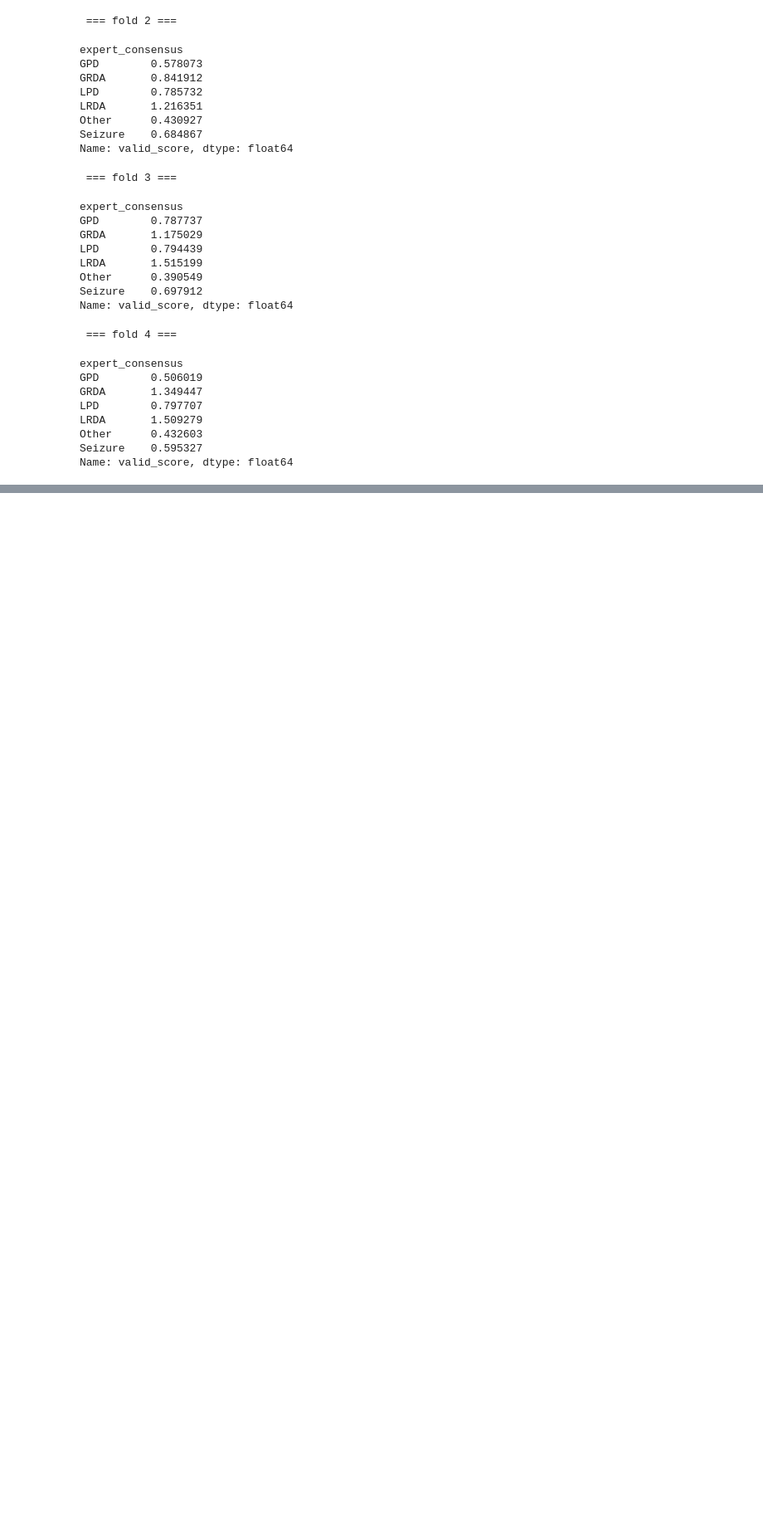
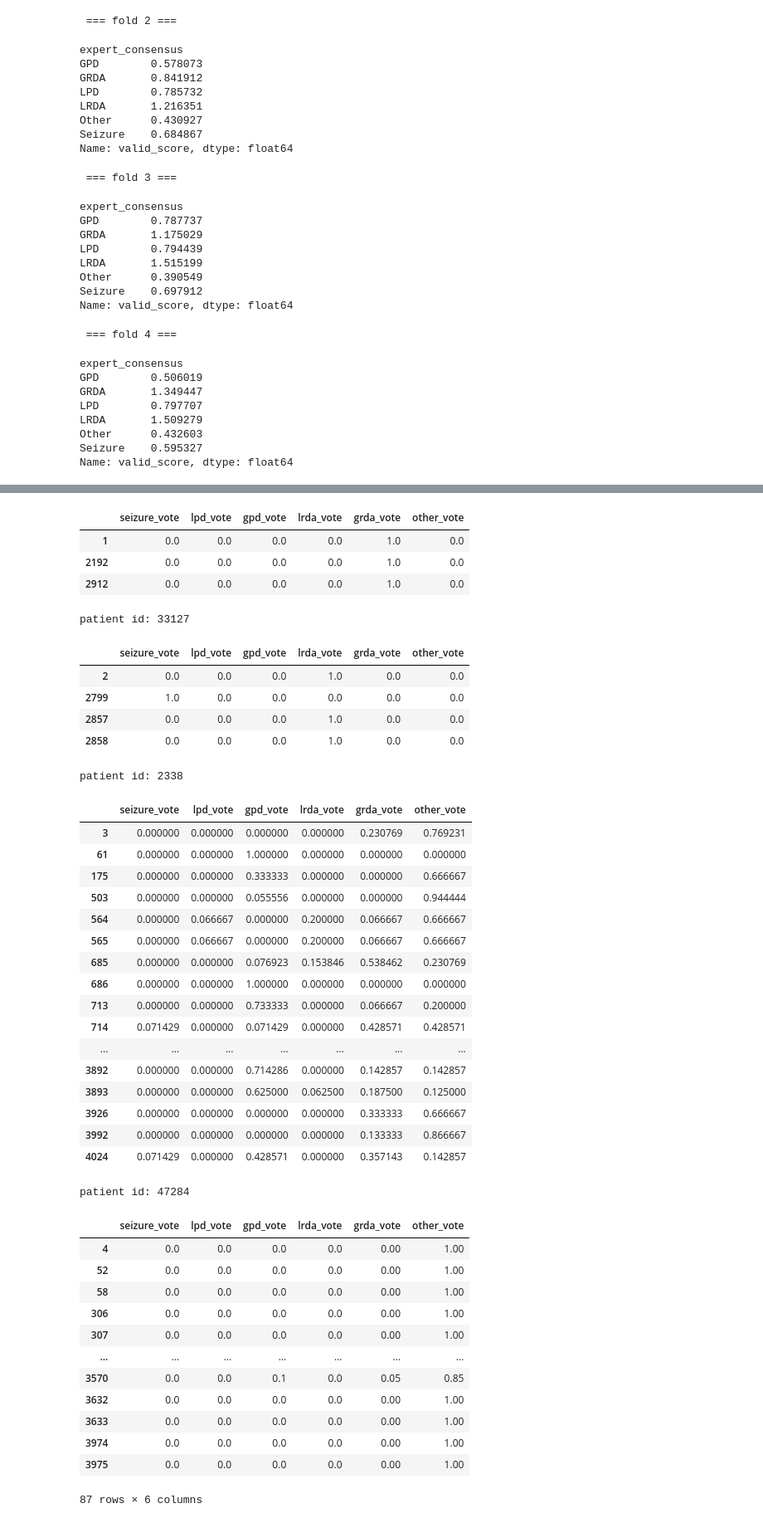
Before and after one commit to stgkrt/kaggle-hms, a Jupyter notebook: notebook/err_check_by_oof.ipynb, the cells around one changed output, grey strips where cells are left out. Shown: that part at 83% size. Drawn from its saved outputs; the diff is of its cells as text; code cells hidden in the pictures; blank space fills up the shorter version.

```diff
--- a/notebook/err_check_by_oof.ipynb
+++ b/notebook/err_check_by_oof.ipynb
@@ -156,0 +166,6 @@ Name: valid_score, dtype: float64
+# %%
+for i, id_ in enumerate(oof_df["patient_id"].unique()):
+    patient_df = oof_df[oof_df["patient_id"] == id_]
+    display(patient_df.groupby("expert_consensus")["valid_score"].mean())
+    if i > 5:
+        break
@@ -156,0 +199,9 @@ Name: valid_score, dtype: float64
+# %%
+vote_cols = ['seizure_vote', 'lpd_vote', 'gpd_vote', 'lrda_vote', 'grda_vote', 'other_vote']
+for i, id_ in enumerate(oof_df["patient_id"].unique()):
+    print("patient id:", id_)
+    patient_df = oof_df[oof_df["patient_id"] == id_]
+    display(patient_df[vote_cols])
+    if i > 5:
+        break
+# %% [output]
@@ -156,0 +215,42 @@ Name: valid_score, dtype: float64
+|  | seizure_vote | lpd_vote | gpd_vote | lrda_vote | grda_vote | other_vote |
+| 1 | 0.0 | 0.0 | 0.0 | 0.0 | 1.0 | 0.0 |
+| 2192 | 0.0 | 0.0 | 0.0 | 0.0 | 1.0 | 0.0 |
+| 2912 | 0.0 | 0.0 | 0.0 | 0.0 | 1.0 | 0.0 |
+patient id: 33127
+|  | seizure_vote | lpd_vote | gpd_vote | lrda_vote | grda_vote | other_vote |
+| 2 | 0.0 | 0.0 | 0.0 | 1.0 | 0.0 | 0.0 |
+| 2799 | 1.0 | 0.0 | 0.0 | 0.0 | 0.0 | 0.0 |
+| 2857 | 0.0 | 0.0 | 0.0 | 1.0 | 0.0 | 0.0 |
+| 2858 | 0.0 | 0.0 | 0.0 | 1.0 | 0.0 | 0.0 |
+patient id: 2338
+|  | seizure_vote | lpd_vote | gpd_vote | lrda_vote | grda_vote | other_vote |
+| 3 | 0.000000 | 0.000000 | 0.000000 | 0.000000 | 0.230769 | 0.769231 |
+| 61 | 0.000000 | 0.000000 | 1.000000 | 0.000000 | 0.000000 | 0.000000 |
+| 175 | 0.000000 | 0.000000 | 0.333333 | 0.000000 | 0.000000 | 0.666667 |
+| 503 | 0.000000 | 0.000000 | 0.055556 | 0.000000 | 0.000000 | 0.944444 |
+| 564 | 0.000000 | 0.066667 | 0.000000 | 0.200000 | 0.066667 | 0.666667 |
+| 565 | 0.000000 | 0.066667 | 0.000000 | 0.200000 | 0.066667 | 0.666667 |
+| 685 | 0.000000 | 0.000000 | 0.076923 | 0.153846 | 0.538462 | 0.230769 |
+| 686 | 0.000000 | 0.000000 | 1.000000 | 0.000000 | 0.000000 | 0.000000 |
+| 713 | 0.000000 | 0.000000 | 0.733333 | 0.000000 | 0.066667 | 0.200000 |
+| 714 | 0.071429 | 0.000000 | 0.071429 | 0.000000 | 0.428571 | 0.428571 |
+| ... | ... | ... | ... | ... | ... | ... |
+| 3892 | 0.000000 | 0.000000 | 0.714286 | 0.000000 | 0.142857 | 0.142857 |
+| 3893 | 0.000000 | 0.000000 | 0.625000 | 0.062500 | 0.187500 | 0.125000 |
+| 3926 | 0.000000 | 0.000000 | 0.000000 | 0.000000 | 0.333333 | 0.666667 |
+| 3992 | 0.000000 | 0.000000 | 0.000000 | 0.000000 | 0.133333 | 0.866667 |
+| 4024 | 0.071429 | 0.000000 | 0.428571 | 0.000000 | 0.357143 | 0.142857 |
+patient id: 47284
+|  | seizure_vote | lpd_vote | gpd_vote | lrda_vote | grda_vote | other_vote |
+| 4 | 0.0 | 0.0 | 0.0 | 0.0 | 0.00 | 1.00 |
+| 52 | 0.0 | 0.0 | 0.0 | 0.0 | 0.00 | 1.00 |
+| 58 | 0.0 | 0.0 | 0.0 | 0.0 | 0.00 | 1.00 |
+| 306 | 0.0 | 0.0 | 0.0 | 0.0 | 0.00 | 1.00 |
+| 307 | 0.0 | 0.0 | 0.0 | 0.0 | 0.00 | 1.00 |
+| ... | ... | ... | ... | ... | ... | ... |
+| 3570 | 0.0 | 0.0 | 0.1 | 0.0 | 0.05 | 0.85 |
+| 3632 | 0.0 | 0.0 | 0.0 | 0.0 | 0.00 | 1.00 |
+| 3633 | 0.0 | 0.0 | 0.0 | 0.0 | 0.00 | 1.00 |
+| 3974 | 0.0 | 0.0 | 0.0 | 0.0 | 0.00 | 1.00 |
+| 3975 | 0.0 | 0.0 | 0.0 | 0.0 | 0.00 | 1.00 |
+87 rows × 6 columns
```
Also changed, not shown: parts of 15 cells of this notebook, 4 other files.
